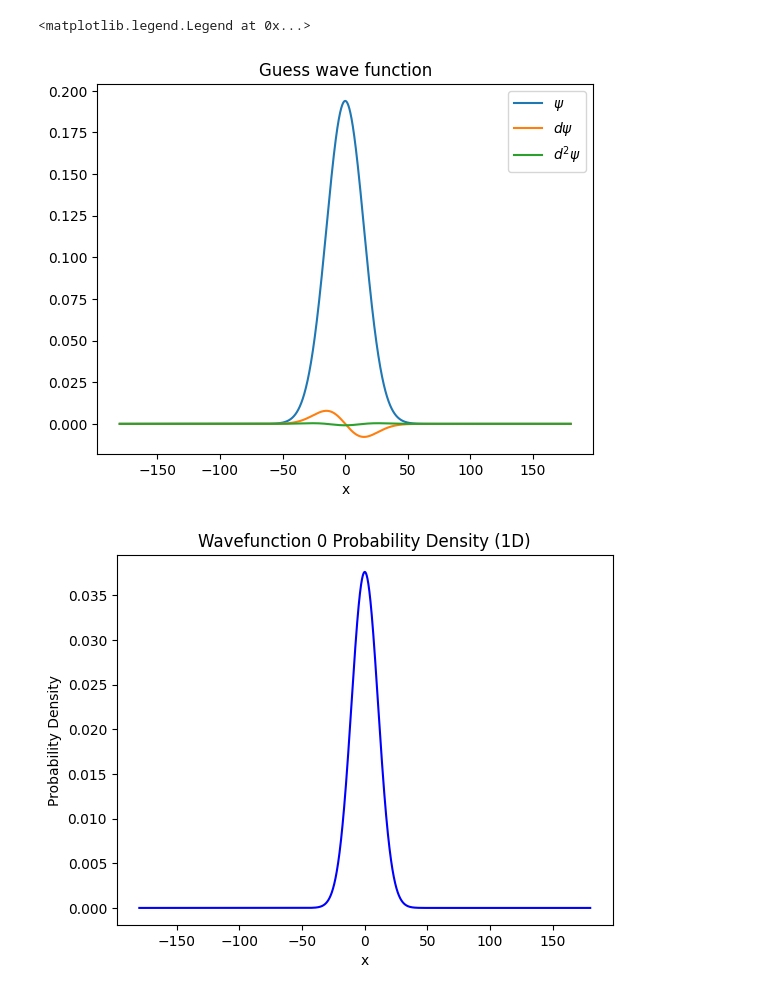
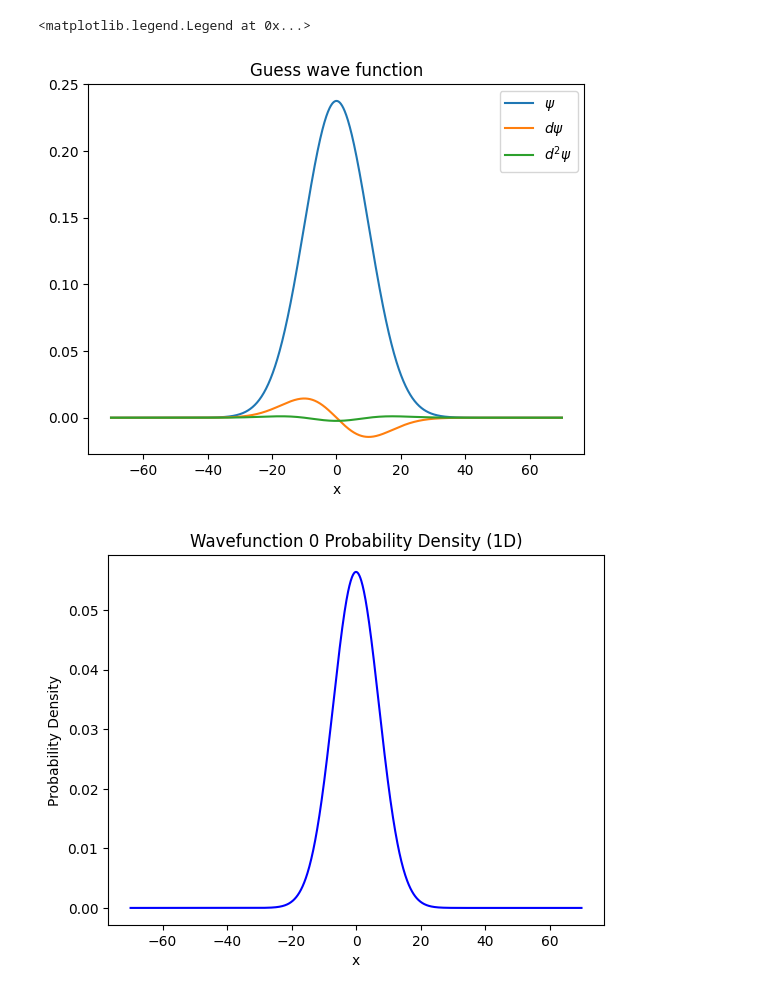
Before and after one commit to OtiDioti/numqt, a Jupyter notebook: Examples/time_independent/tight_binding/harmonic_oscillator/1D_QHO.ipynb, the cells around one changed output. Cells and saved outputs as stored; diff of their text form; code cells hidden in the pictures.

```diff
--- a/Examples/time_independent/tight_binding/harmonic_oscillator/1D_QHO.ipynb
+++ b/Examples/time_independent/tight_binding/harmonic_oscillator/1D_QHO.ipynb
@@ -4,7 +4,7 @@ from numqt import *
 #-----------------------------------------------------------
 # Characteristic lengths of the problem
 #-----------------------------------------------------------
-Lx = 15 # Characteristic length along x
+Lx = 10 # Characteristic length along x
 
 #-----------------------------------------------------------
 # Problem's parameters
@@ -13,36 +13,36 @@ hbar = 1
 m = 1 # e-mass
 wx = hbar / (m * Lx**2) # x confinement frequency
 
 #-----------------------------------------------------------
 # Simulation parameters
 #-----------------------------------------------------------
-bnd = 12
+bnd = 7
 xbounds = (-bnd*Lx, bnd*Lx) #(THIS PARAMETER IS HIGHLY IMPORTANT AND MUST BE CHOSEN CAREFULLY WHEN VARYING N_states: TOO SMALL AND THE WAVEFUNCTION HAS NO TIME TO DECAY, TOO LARGE AND INTEGRATION ACCUMULATES ERROR FROM INTEGRATING REGIONS OF |WAVEFUNCTION| < floating poin precision)
 dx = 0.1 # spacing
 nx = int(np.abs(xbounds[1] - xbounds[0]) / dx)
 
 #-----------------------------------------------------------
 # Creating grid
 #-----------------------------------------------------------
 mesh_obj = Mesh(dims=1,
                  xbounds=xbounds,
                  nx=nx)
 
 dimx = mesh_obj.Nx
 #-----------------------------------------------------------
 # Guess basis
 #-----------------------------------------------------------
-N_states = 50
+N_states = 4
 psi_fn = lambda n, mesh: ho_state(n, mesh, omega = wx, mass = m, hbar = hbar)
 basis = (psi_fn, N_states)
 for i in range(3):
     plt.plot(mesh_obj.mesh_x, psi_fn(0, mesh_obj.mesh_x)[i], label = [r"$\psi$", r"$d\psi$", r"$d^2\psi$"][i])
 plt.xlabel("x")
 plt.title("Guess wave function")
 plt.legend()
 # %% [output]
 <matplotlib.legend.Legend at 0x...>
-[figure, old version]
+[figure, new version]
 # %%
 #-----------------------------------------------------------
 # Obtaining canonical operators
@@ -61,7 +61,7 @@ energies, wavefunctions = H.solve(k, get_spacial=True)
 # %%
 H.plot(0)
 # %% [output]
-[figure, old version]
+[figure, new version]
 # %%
 anal = np.array([hbar * wx *(n + 0.5) for n in range(0, k)])
 nume = np.array([sorted(energies)])
```
Also changed, not shown: parts of 1 cell of this notebook, 5 other files.
